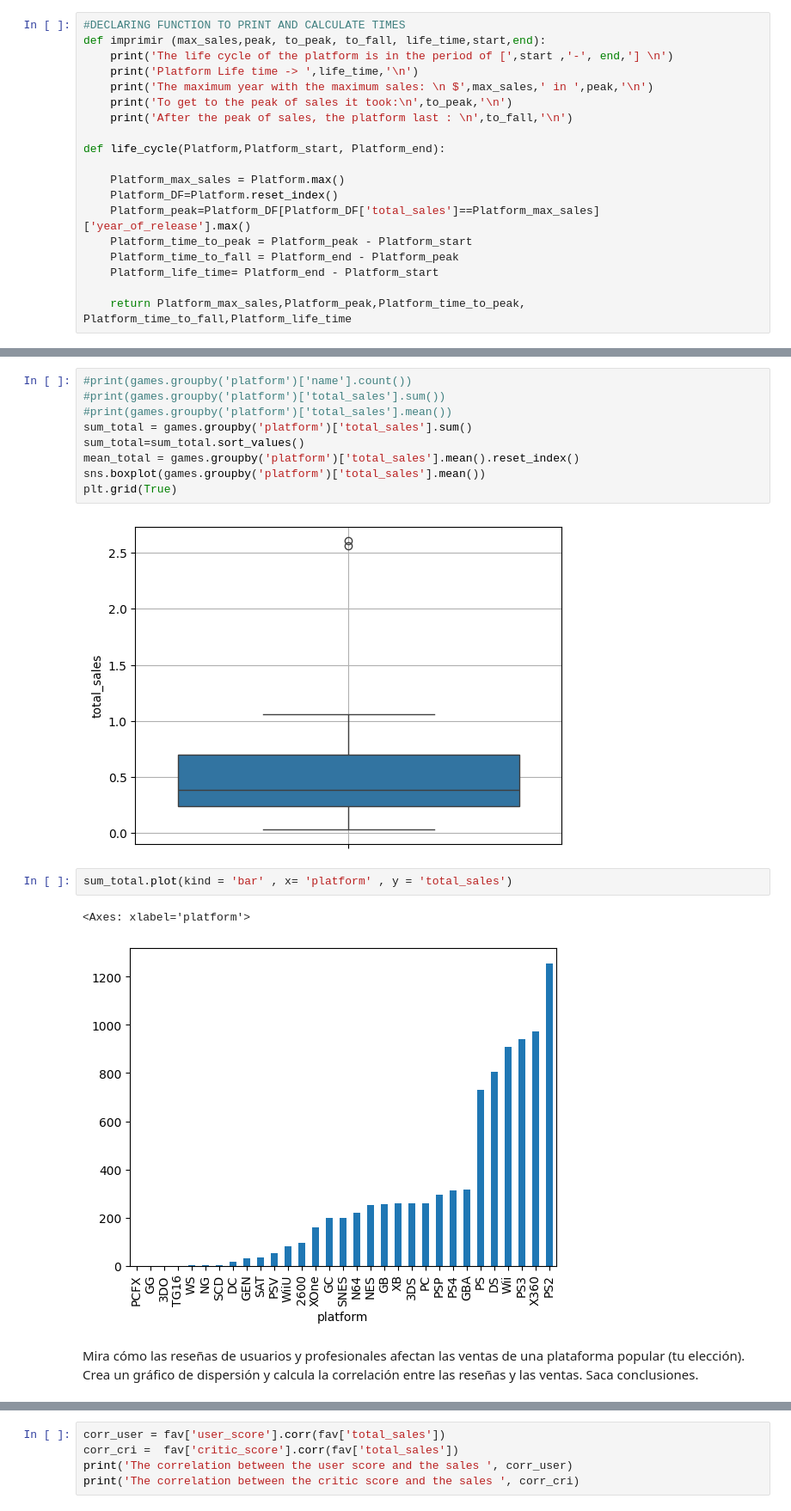
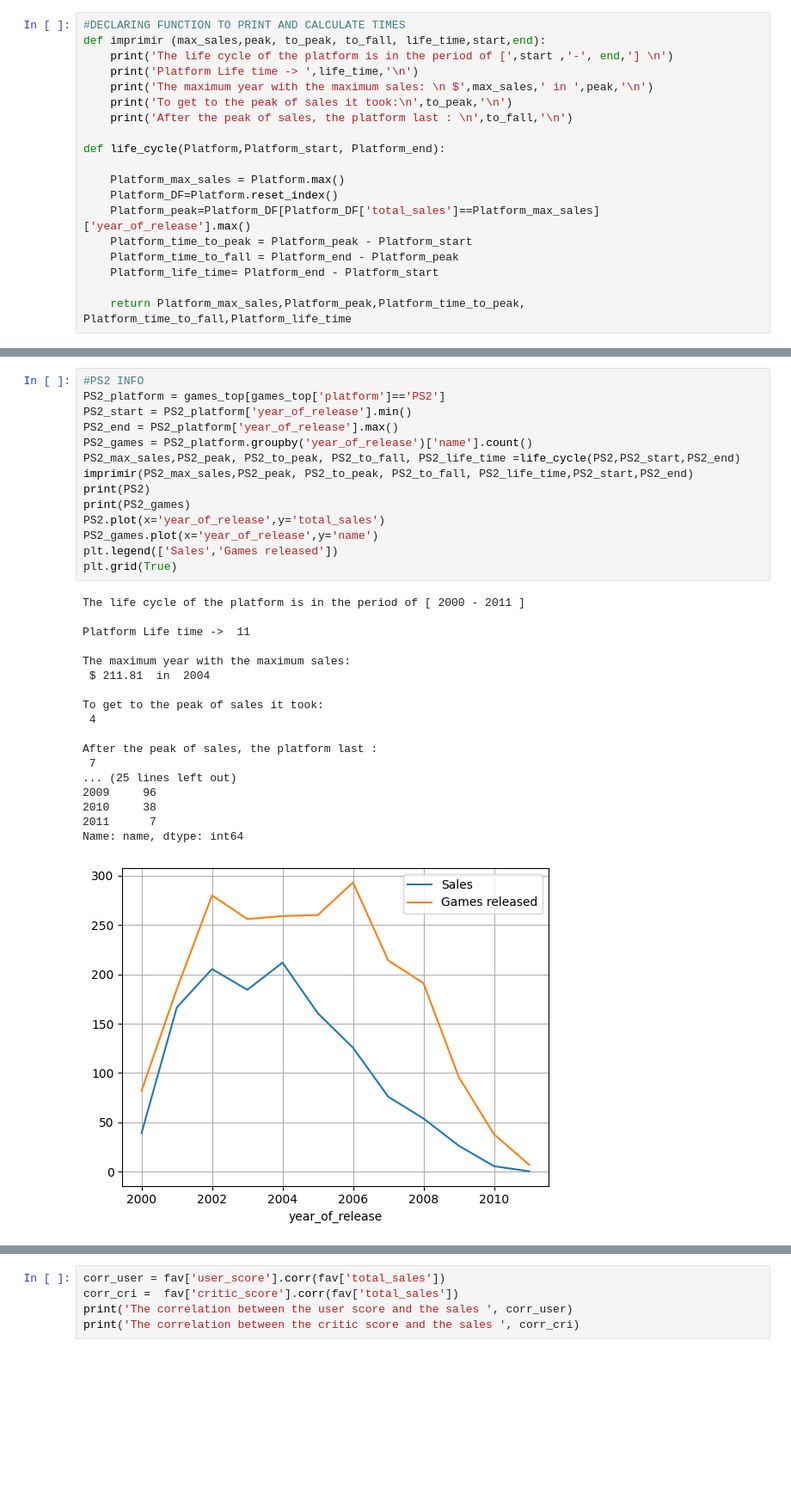
Before and after one commit to JimenaMaSuMu/VideoGameProject, a Jupyter notebook: code.ipynb, the cells around one changed output, grey strips where cells are left out. Shown: that part at 86% size. Drawn from its saved outputs; the diff is of its cells as text; blank space fills up the shorter version.

```diff
--- a/code.ipynb
+++ b/code.ipynb
@@ -491,18 +278,33 @@ Crea un diagrama de caja para las ventas globales de todos los juegos, desglosad
-# %%
-#print(games.groupby('platform')['name'].count())
-#print(games.groupby('platform')['total_sales'].sum())
-#print(games.groupby('platform')['total_sales'].mean())
-sum_total = games.groupby('platform')['total_sales'].sum()
-sum_total=sum_total.sort_values()
-mean_total = games.groupby('platform')['total_sales'].mean().reset_index()
-sns.boxplot(games.groupby('platform')['total_sales'].mean())
-plt.grid(True)
-# %% [output]
-[figure, removed]
-# %%
-sum_total.plot(kind = 'bar' , x= 'platform' , y = 'total_sales')
-# %% [output]
-<Axes: xlabel='platform'>
-[figure, removed]
-# %% [markdown]
-Mira cómo las reseñas de usuarios y profesionales afectan las ventas de una plataforma popular (tu elección). Crea un gráfico de dispersión y calcula la correlación entre las reseñas y las ventas. Saca conclusiones.
+# %%
+#PS2 INFO
+PS2_platform = games_top[games_top['platform']=='PS2']
+PS2_start = PS2_platform['year_of_release'].min()
+PS2_end = PS2_platform['year_of_release'].max()
+PS2_games = PS2_platform.groupby('year_of_release')['name'].count()
+PS2_max_sales,PS2_peak, PS2_to_peak, PS2_to_fall, PS2_life_time =life_cycle(PS2,PS2_start,PS2_end)
+imprimir(PS2_max_sales,PS2_peak, PS2_to_peak, PS2_to_fall, PS2_life_time,PS2_start,PS2_end)
+print(PS2)
+print(PS2_games)
+PS2.plot(x='year_of_release',y='total_sales')
+PS2_games.plot(x='year_of_release',y='name')
+plt.legend(['Sales','Games released'])
+plt.grid(True)
+# %% [output]
+The life cycle of the platform is in the period of [ 2000 - 2011 ]
+
+Platform Life time ->  11
+
+The maximum year with the maximum sales:
+ $ 211.81  in  2004
+
+To get to the peak of sales it took:
+ 4
+
+After the peak of sales, the platform last :
+ 7
+... (25 lines left out)
+2009     96
+2010     38
+2011      7
+Name: name, dtype: int64
+[figure, added]
```
Also changed, not shown: parts of 49 cells of this notebook.
